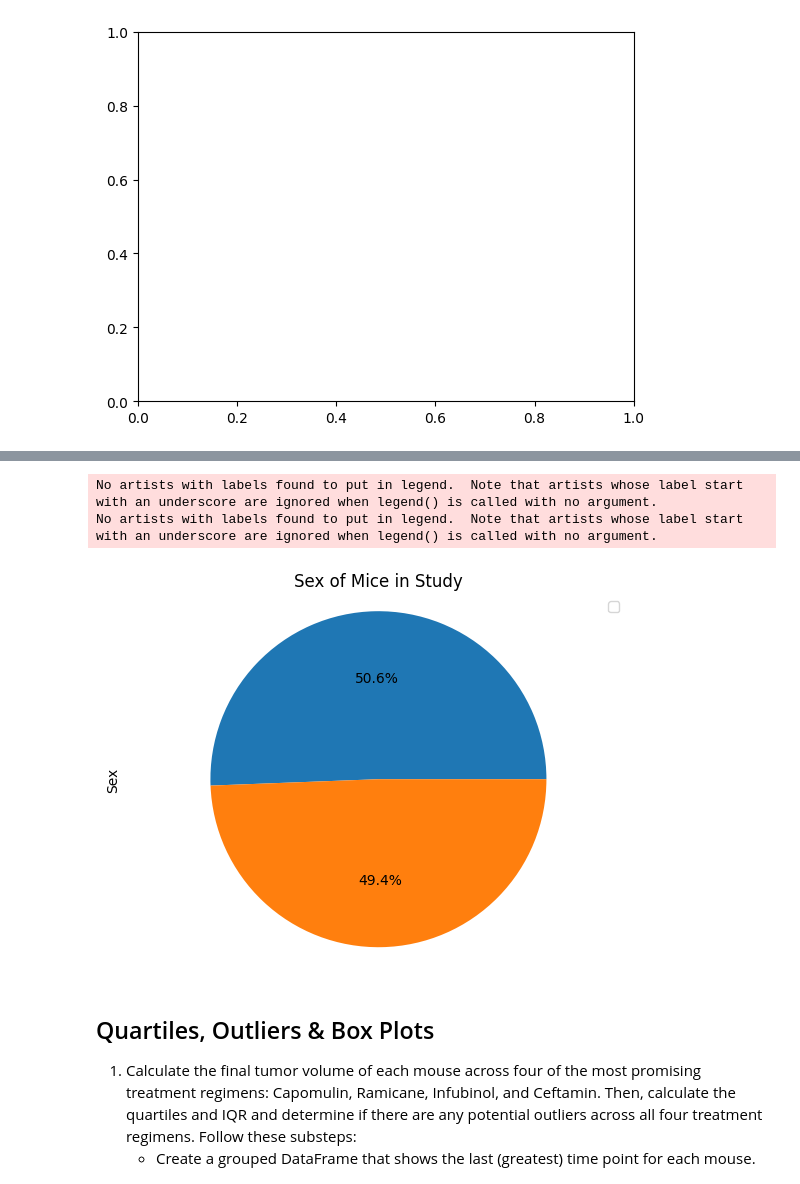
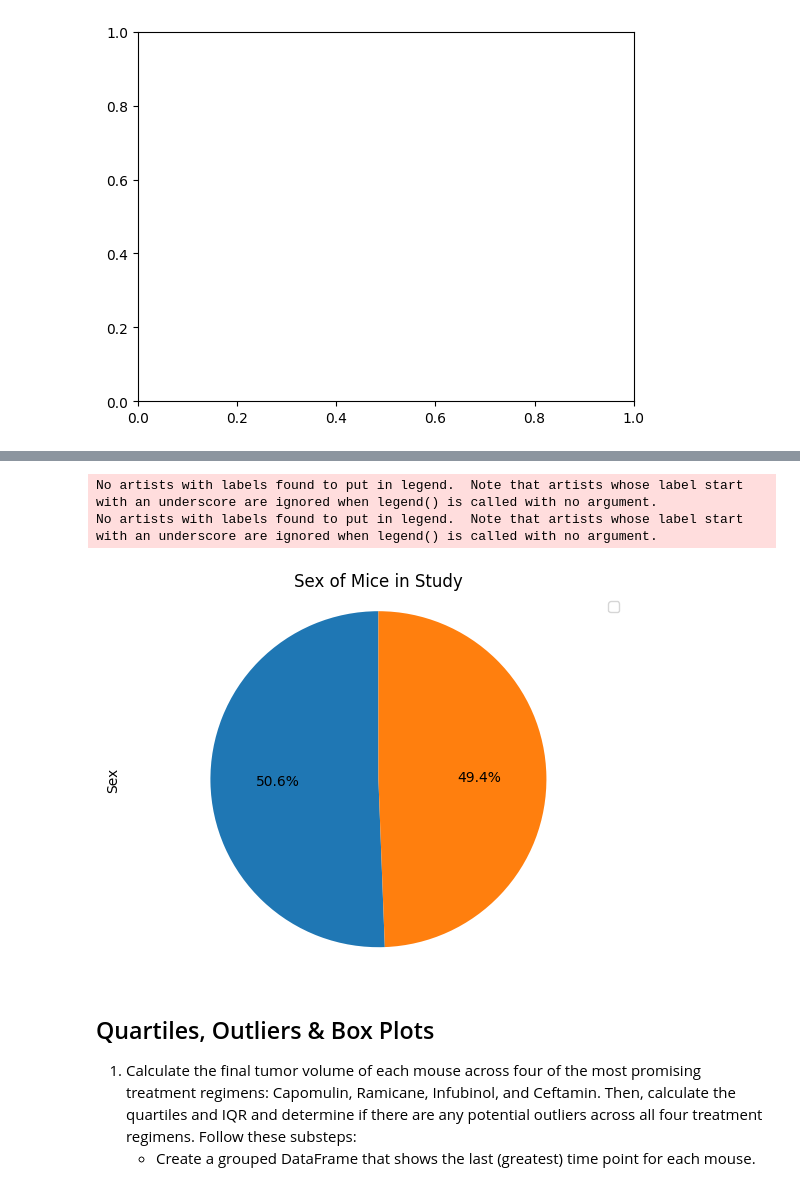
Before and after one commit to gw-sc/Matplotlib-challenge, a Jupyter notebook: Pymaceuticals/Pymaceuticals.ipynb, the cells around one changed output, grey strips where cells are left out. Cells and saved outputs as stored; diff of their text form; code cells hidden in the pictures.

```diff
--- a/Pymaceuticals/Pymaceuticals.ipynb
+++ b/Pymaceuticals/Pymaceuticals.ipynb
@@ -260,20 +265,21 @@ plt.show()
 # %%
 # Using pyplot, generate a pie plot showing the distribution of female versus male mice
 
 plt.pie(
     sex_count,
-    autopct = "%.1f%%"
+    autopct = "%.1f%%",
+    startangle = 90
     )
 plt.legend()
 plt.title("Sex of Mice in Study")
 plt.axis("equal")
 plt.ylabel("Sex")
 plt.legend(loc = "upper right")
 plt.show()
 # %% [output]
 No artists with labels found to put in legend.  Note that artists whose label start with an underscore are ignored when legend() is called with no argument.
 No artists with labels found to put in legend.  Note that artists whose label start with an underscore are ignored when legend() is called with no argument.
-[figure, old version]
+[figure, new version]
 # %% [markdown]
 ## Quartiles, Outliers & Box Plots
 1. Calculate the final tumor volume of each mouse across four of the most promising treatment regimens: Capomulin, Ramicane, Infubinol, and Ceftamin. Then, calculate the quartiles and IQR and determine if there are any potential outliers across all four treatment regimens. Follow these substeps:
```
Also changed, not shown: parts of 9 cells of this notebook.
